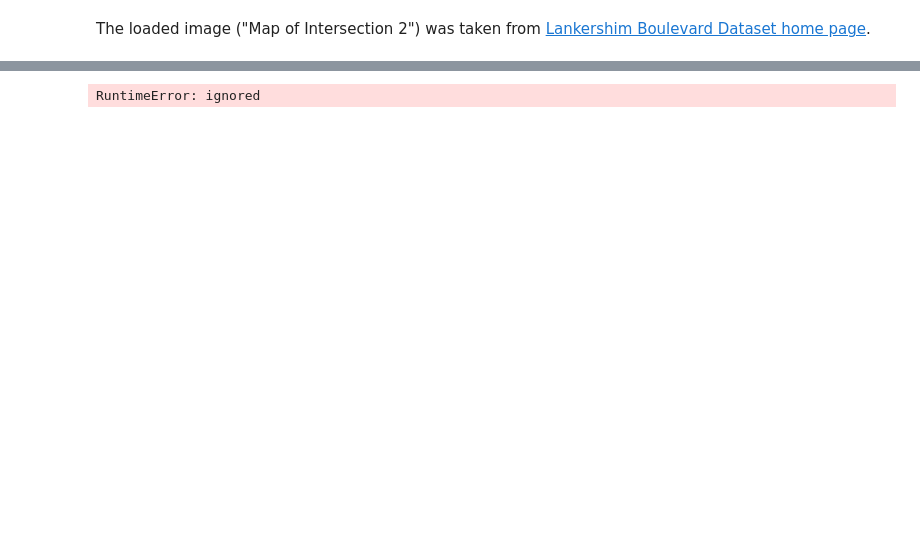
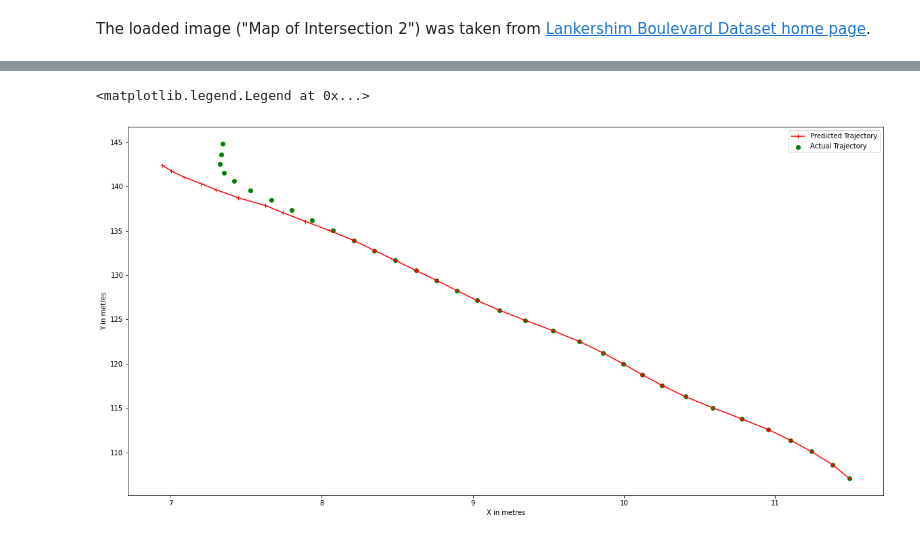
Before and after one commit to AshAswin/vehicle-trajectory-prediction-with-Gaussian-Process-regression, a Jupyter notebook: gp_future_motion_prediction.ipynb, the cells around one changed output, grey strips where cells are left out. Cells and saved outputs as stored; diff of their text form; code cells hidden in the pictures; blank space fills up the shorter version.

Commit message:
add provision to load model check points and use of f strings

```diff
--- a/gp_future_motion_prediction.ipynb
+++ b/gp_future_motion_prediction.ipynb
@@ -169,7 +161,7 @@ class ExactGPModel(gpytorch.models.ExactGP):
         covar_x = self.covar_module(x)
         return gpytorch.distributions.MultivariateNormal(mean_x, covar_x)
 # %%
-training = True
+training = False
 
 if training:
   #Training phase
@@ -260,16 +234,21 @@ Epoch 50/50 - Loss: 0.034   lengthscale: 4.069   noise: 0.010
 # %%
+'''check point indices obtained by choosing the best model pairs in for every
+cluster of data'''
+chk_point_epoch_vx = [15, 20, 20, 5, 60, 15, 10, 5]
+chk_point_epoch_vy = [40, 25, 35, 20, 10, 60, 25, 30]
+
 #Inference
 '''
 Mechanism to select the best model is required
 Cluster Selection Mechanism to be added
 '''
-matching_cluster = 0
 '''
 chk_point_iter can be replaced by the model with the least loss
 '''
-
-chk_point_epoch = epochs
+matching_cluster = 1
 # %%
+if torch.cuda.is_available():
+  torch.cuda.empty_cache()
 #disable gradient calculation mode and enable option for faster inference
 with torch.no_grad(),gpytorch.settings.fast_pred_var():
   gp_models = {}
@@ -281,8 +260,13 @@ with torch.no_grad(),gpytorch.settings.fast_pred_var():
   #Test Data
   intersec_to_test = 2
 
-  vx_train = (gp_training_data_clustered[matching_cluster])[['vx']].to_numpy()[0:30,:]
-  vy_train = (gp_training_data_clustered[matching_cluster])[['vy']].to_numpy()[0:30,:]
+  '''Training data of the chosen cluster has to be given to the model for
+  inference as it acts as the prior for Bayesian Inference'''
+  xy_train = (gp_training_data_clustered[matching_cluster])[['x','y']].to_numpy()[0:3000,:]
+  xy_train = torch.from_numpy(xy_train).float()
+
+  vx_train = (gp_training_data_clustered[matching_cluster])[['vx']].to_numpy()[0:3000,:]
+  vy_train = (gp_training_data_clustered[matching_cluster])[['vy']].to_numpy()[0:3000,:]
 
   #Explicitly type casted to float to avoid PyTorch error
   vx_train = torch.from_numpy(vx_train).float()
@@ -291,7 +275,13 @@ with torch.no_grad(),gpytorch.settings.fast_pred_var():
   vx_train = vx_train.reshape(-1)
   vy_train = vy_train.reshape(-1)
 
-  model_file_name = f"./models/cluster_{matching_cluster}/model_{matching_cluster}vx{chk_point_epoch}.pth"
+  if torch.cuda.is_available():
+  #Transfer data and model to GPU for training
+    xy_train = xy_train.cuda()
+    vx_train  = vx_train.cuda()
+    vy_train = vy_train.cuda()
+
+  model_file_name = f"./models/cluster{matching_cluster}/model_{matching_cluster}vx{chk_point_epoch_vx[matching_cluster]}.pth"
   state_dict = torch.load(model_file_name)
   #specify the type of likelihood function
   likelihoods['x'] = gpytorch.likelihoods.GaussianLikelihood()
@@ -299,7 +289,7 @@ with torch.no_grad(),gpytorch.settings.fast_pred_var():
   gp_models['x'] = ExactGPModel(xy_train, vx_train, likelihoods['x'])
   gp_models['x'].load_state_dict(state_dict)
 
-  model_file_name = f"./models/cluster_{matching_cluster}/model_{matching_cluster}vy{chk_point_epoch}.pth"
+  model_file_name = f"./models/cluster{matching_cluster}/model_{matching_cluster}vy{chk_point_epoch_vy[matching_cluster]}.pth"
   state_dict = torch.load(model_file_name)
 
   likelihoods['y'] = gpytorch.likelihoods.GaussianLikelihood()
@@ -312,6 +302,9 @@ with torch.no_grad(),gpytorch.settings.fast_pred_var():
 
   likelihoods['x'].eval()
   likelihoods['y'].eval()
+
+
+
 
   #Recommended: Load trajectory information of vehicles from another intersection
   trajectory_data_test = trajectory_data.loc[trajectory_data['Int_ID'] == \
@@ -336,8 +329,8 @@ with torch.no_grad(),gpytorch.settings.fast_pred_var():
   xy_test = np.hstack((local_X,local_Y))
 
   #first sample to test
-  start = 0 #start_end_pos_indices[0][0]
-  end =  30#start_end_pos_indices[0][1]
+  start = start_end_pos_indices[0][0]
+  end =  start_end_pos_indices[0][1]
 
  #Ground truth and the portion of it to be predicted
   xy_test_truth =  xy_test[start:end,:]
@@ -349,13 +342,12 @@ with torch.no_grad(),gpytorch.settings.fast_pred_var():
   lower_conf_bound = torch.zeros(prediction_steps)
   upper_conf_bound = torch.zeros(prediction_steps)
   xy_test = xy_test_sample.clone()
-
+  xy_test = xy_test.float()
 
   #transfer all data to the GPU for inference
 
   if torch.cuda.is_available():
-    xy_test = xy_test.cuda().float()
-
+    xy_test = xy_test.cuda()
     gp_models['x'] = gp_models['x'].cuda()
     gp_models['y'] = gp_models['y'].cuda()
 
@@ -383,24 +375,26 @@ with torch.no_grad(),gpytorch.settings.fast_pred_var():
                                                         confidence_region()
       lower_conf_bound_vy, upper_conf_bound_vy = posterior_dist_vy.\
                                                         confidence_region()
-# %% [output]
-RuntimeError: ignored
 # %%
-  #Place variables on CPU for plotting
-  xy_test = xy_test.cpu().numpy()
-  lower_conf_bound_vx = lower_conf_bound_vx.cpu().numpy()
-  upper_conf_bound_vx = upper_conf_bound_vx.cpu().numpy()
+  if torch.cuda.is_available():
+    #Place variables on CPU for plotting
+    xy_test = xy_test.cpu().numpy()
+    lower_conf_bound_vx = lower_conf_bound_vx.cpu().numpy()
+    upper_conf_bound_vx = upper_conf_bound_vx.cpu().numpy()
 
   #plot outputs
   figure, subplots = plt.subplots(1,1,figsize=(20,10))
-  subplots.scatter(xy_test_truth[:,0],xy_test_truth[:,1],color='green')
+  subplots.scatter(xy_test_truth[:,0],xy_test_truth[:,1],color='green',label='Actual Trajectory')
   subplots.plot(xy_test[:,0],xy_test[:,1]\
-                ,color='red',marker='+')
+                ,color='red',marker='+',label='Predicted Trajectory')
   '''
     Figure out a way to plot 2D uncertainties
   '''
   #subplots.fill_between(xy_test, lower_conf_bound_vx, upper_conf_bound_vx,alpha=0.5)
 
   plt.xlabel('X in metres')
   plt.ylabel('Y in metres')
-  subplots.legend(['Actual Trajectory','Predicted Trajectory'])
+  plt.legend()
+# %% [output]
+<matplotlib.legend.Legend at 0x...>
+[figure, added]
```
Also changed, not shown: parts of 6 cells of this notebook.
